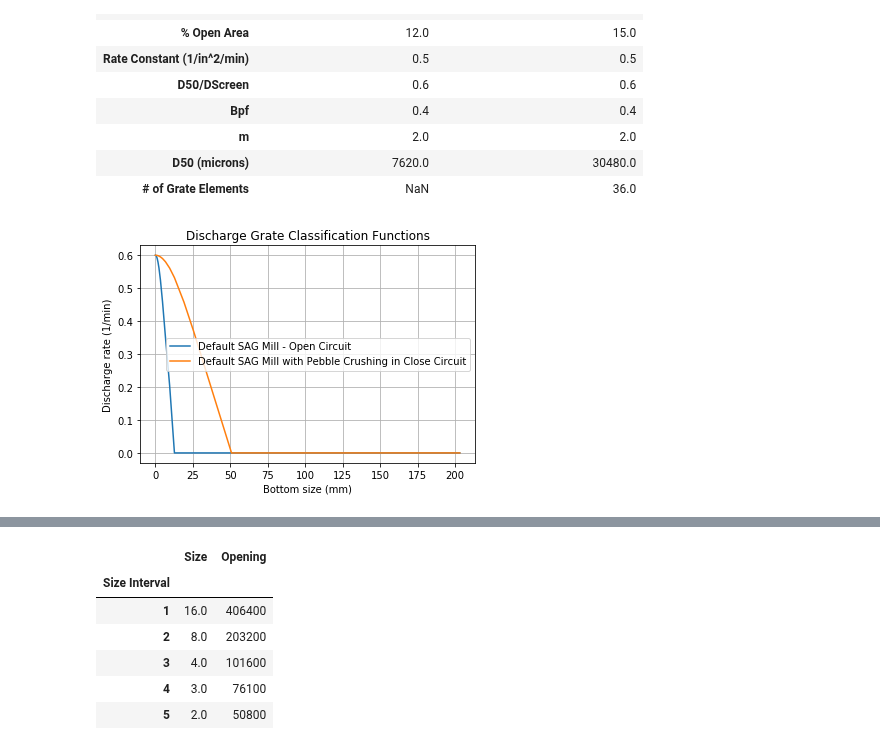
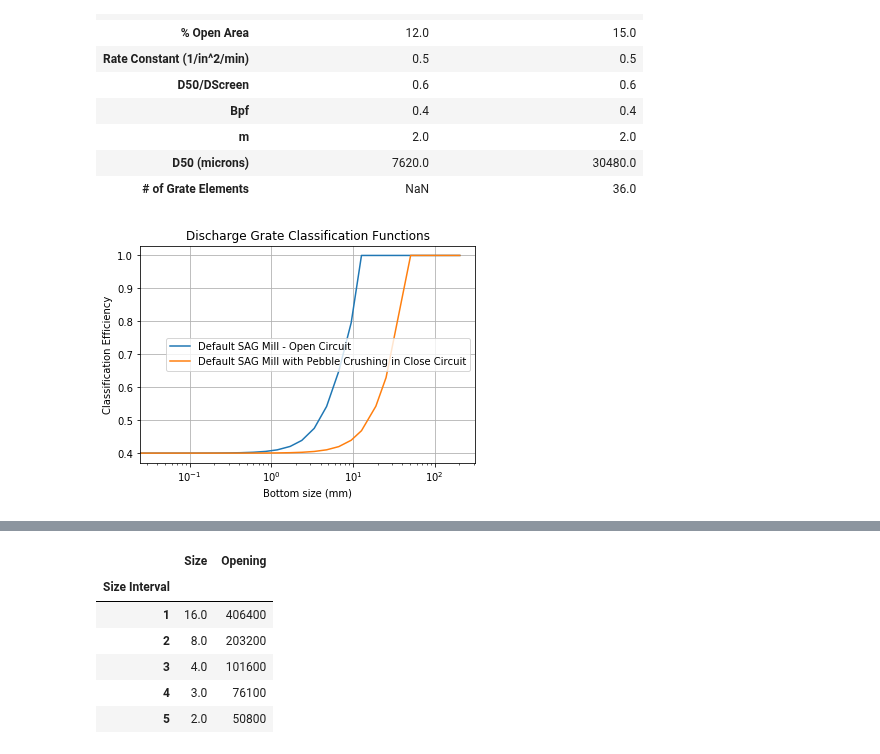
Before and after one commit to billtubbs/mech-575, a Jupyter notebook: code/python/project-grinding-dynamic-simulation-model.ipynb, the cells around one changed output, grey strips where cells are left out. Cells and saved outputs as stored; diff of their text form; code cells hidden in the pictures.

```diff
--- a/code/python/project-grinding-dynamic-simulation-model.ipynb
+++ b/code/python/project-grinding-dynamic-simulation-model.ipynb
@@ -280,14 +280,15 @@ pd.DataFrame({model.name: model.discharge_grate.params for model in models})
 # %%
 for model in models:
     x = model.discharge_grate.bottom_sizes
-    y = 1 - model.discharge_grate.class_efficiencies
+    y = model.discharge_grate.class_efficiencies
     plt.plot(x*1e-3, y, label=model.name)
 plt.title('Discharge Grate Classification Functions')
+plt.xscale('log')
 plt.xlabel('Bottom size (mm)')
-plt.ylabel('Discharge rate (1/min)')
+plt.ylabel('Classification Efficiency')
 plt.grid()
 plt.legend()
 plt.show()
 # %% [output]
-[figure, old version]
+[figure, new version]
 # %%
```
Also changed, not shown: parts of 8 cells of this notebook.
